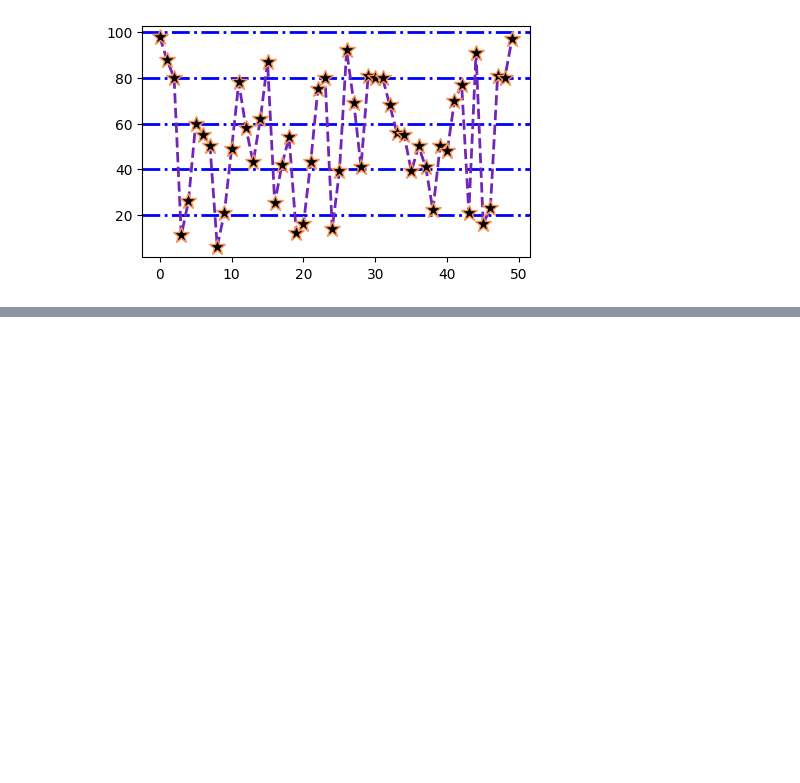
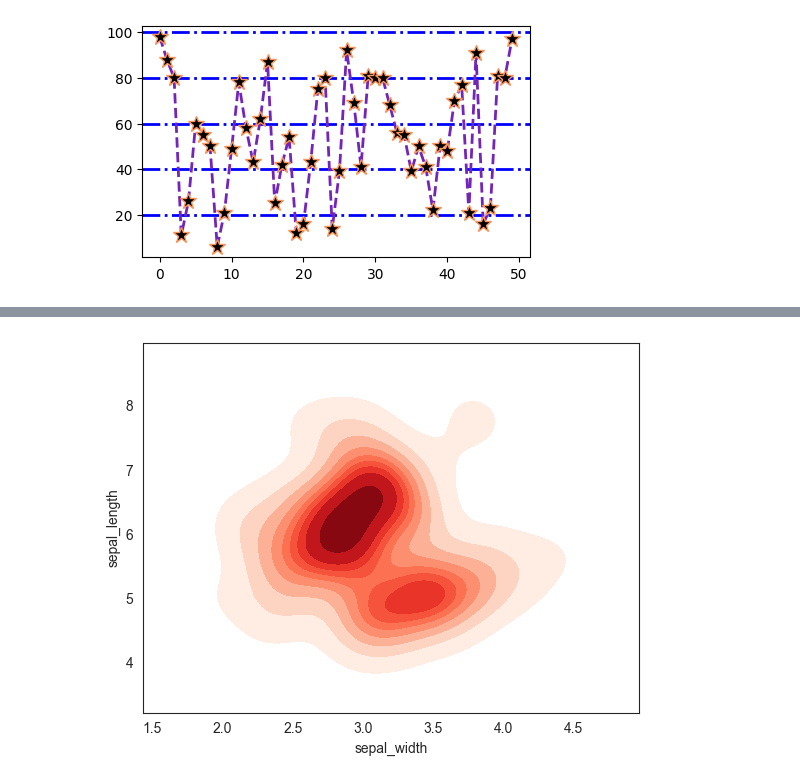
Before and after one commit to ClaireYYQ/visualization, a Jupyter notebook: 02_activities/assignments/participation/assignment1.ipynb, the cells around one changed output, grey strips where cells are left out. Drawn from its saved outputs; the diff is of its cells as text; code cells hidden in the pictures; blank space fills up the shorter version.

```diff
--- a/02_activities/assignments/participation/assignment1.ipynb
+++ b/02_activities/assignments/participation/assignment1.ipynb
@@ -125,0 +141,7 @@ fig.show()
+# %%
+# change color
+sns.set_style("white")
+sns.kdeplot(x=df.sepal_width, y=df.sepal_length, cmap="Reds", fill=True)
+plt.show()
+# %% [output]
+[figure, added]
```
Also changed, not shown: parts of 5 cells of this notebook, 1 other file.
